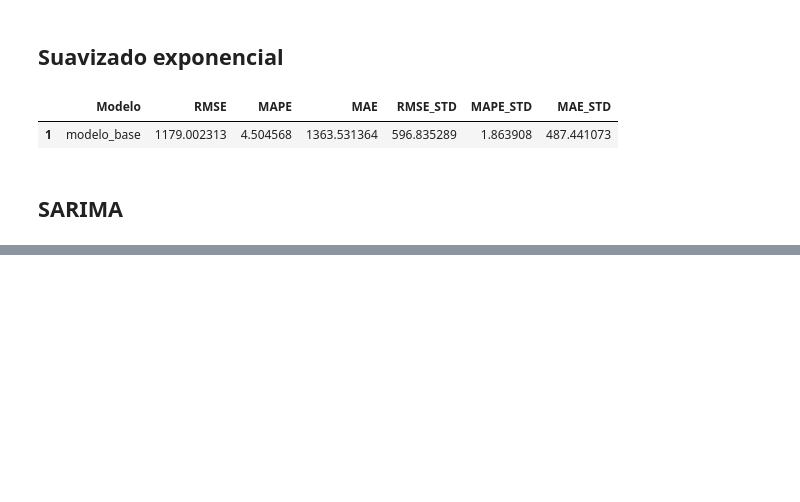
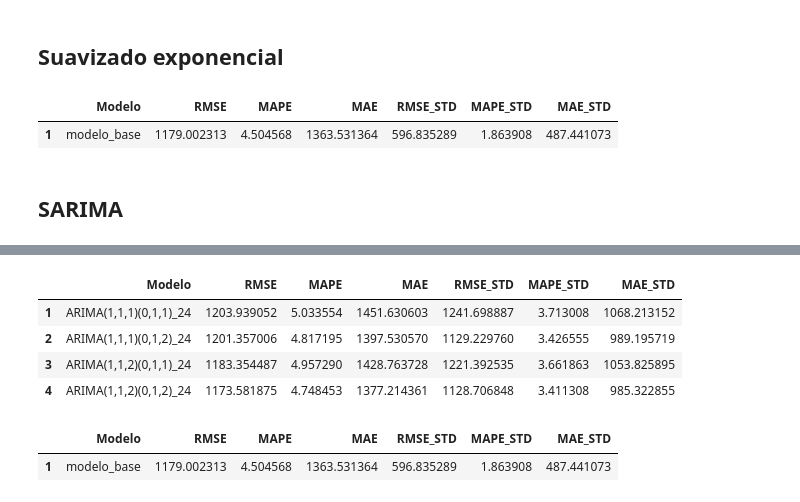
Before and after one commit to JairRamosG/Series_de_Tiempo, a Jupyter notebook: 07_SARIMA/SARIMApdqPDQ.ipynb, the cells around one changed output, grey strips where cells are left out. Saved outputs shown, nothing was run; the diff lists cells and outputs as text; code cells hidden in the pictures; blank space fills up the shorter version.

Commit message:
Comparación de medidas de desempeño con el modelo base

```diff
--- a/07_SARIMA/SARIMApdqPDQ.ipynb
+++ b/07_SARIMA/SARIMApdqPDQ.ipynb
@@ -216,0 +341,14 @@ Una vez identificados los parámetros de SARIMA, se debe hacer una validación y
+# %%
+p, d, qs = 1, 1, [1, 2]
+P, D, Qs = 0, 1, [1, 2]
+
+modelos = [ARIMA(order=(p, d, q), seasonal_order=(P, D, Q), season_length=24, alias=f'ARIMA({p},{d},{q})({P},{D},{Q})_24', include_constant=False) for q in qs for Q in Qs]
+
+sf = StatsForecast(
+    models = modelos,
+    freq = 'h',
+    n_jobs = -1
+)
+
+print(f'Se crearon {len(modelos)} modelos')
+modelos
@@ -216,0 +363,8 @@ Una vez identificados los parámetros de SARIMA, se debe hacer una validación y
+# %%
+cv_df = sf.cross_validation(
+    df = df_train,
+    h = 24,
+    step_size = 24,
+    n_windows = 10
+)
+print(cv_df)
@@ -216,0 +389,15 @@ Una vez identificados los parámetros de SARIMA, se debe hacer una validación y
+# %%
+alias_modelos = [m.alias for m in modelos]
+metricas_sarimas = metricas_cv(cv_df, alias_modelos)
+metricas_sarimas
+# %% [output]
+|  | Modelo | RMSE | MAPE | MAE | RMSE_STD | MAPE_STD | MAE_STD |
+| 1 | ARIMA(1,1,1)(0,1,1)_24 | 1203.939052 | 5.033554 | 1451.630603 | 1241.698887 | 3.713008 | 1068.213152 |
+| 2 | ARIMA(1,1,1)(0,1,2)_24 | 1201.357006 | 4.817195 | 1397.530570 | 1129.229760 | 3.426555 | 989.195719 |
+| 3 | ARIMA(1,1,2)(0,1,1)_24 | 1183.354487 | 4.957290 | 1428.763728 | 1221.392535 | 3.661863 | 1053.825895 |
+| 4 | ARIMA(1,1,2)(0,1,2)_24 | 1173.581875 | 4.748453 | 1377.214361 | 1128.706848 | 3.411308 | 985.322855 |
+# %%
+metricas_modelo_base
+# %% [output]
+|  | Modelo | RMSE | MAPE | MAE | RMSE_STD | MAPE_STD | MAE_STD |
+| 1 | modelo_base | 1179.002313 | 4.504568 | 1363.531364 | 596.835289 | 1.863908 | 487.441073 |
```
Also changed, not shown: parts of 12 cells of this notebook.
